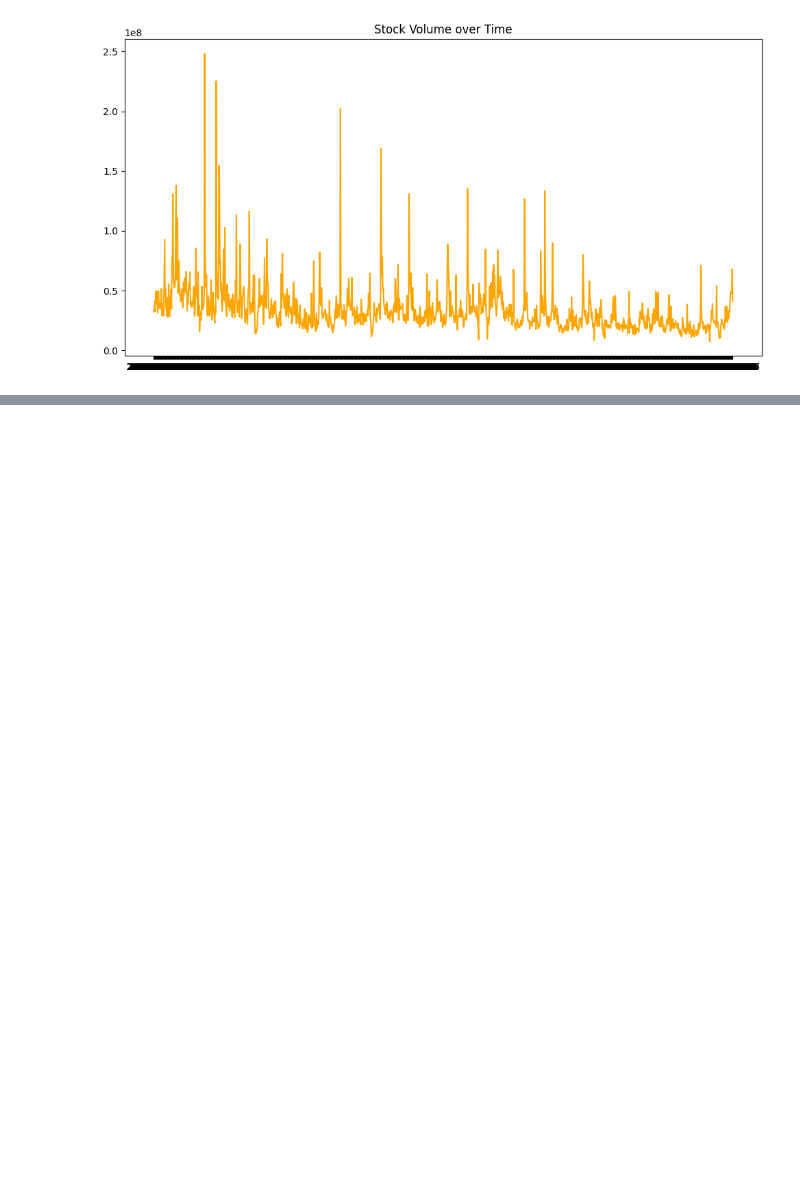
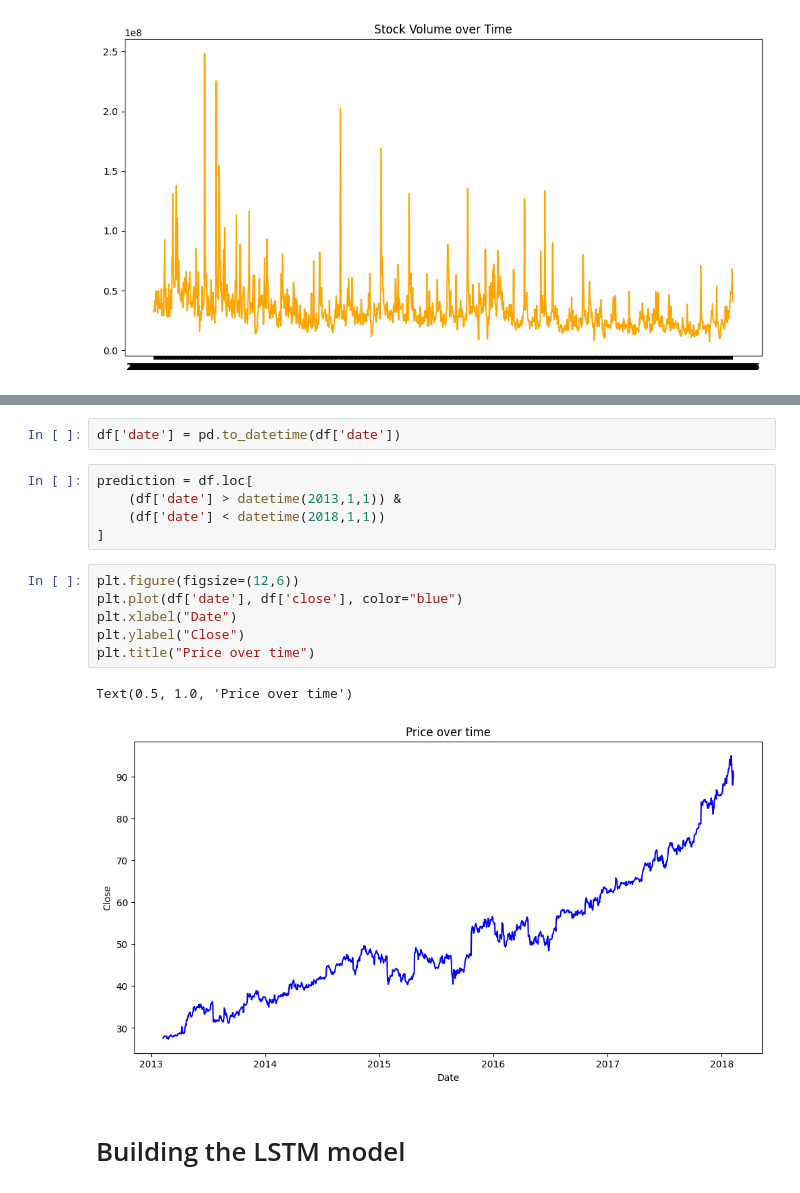
Before and after one commit to patrick-3008/LSTM-Time-Series-Forecasting, a Jupyter notebook: lstm-time-series-forecasting.ipynb, the cells around one changed output, grey strips where cells are left out. Saved outputs shown, nothing was run; the diff lists cells and outputs as text; blank space fills up the shorter version.

```diff
--- a/lstm-time-series-forecasting.ipynb
+++ b/lstm-time-series-forecasting.ipynb
@@ -70,0 +84,18 @@ plt.show()
+# %%
+df['date'] = pd.to_datetime(df['date'])
+# %%
+prediction = df.loc[
+    (df['date'] > datetime(2013,1,1)) &
+    (df['date'] < datetime(2018,1,1))
+]
+# %%
+plt.figure(figsize=(12,6))
+plt.plot(df['date'], df['close'], color="blue")
+plt.xlabel("Date")
+plt.ylabel("Close")
+plt.title("Price over time")
+# %% [output]
+Text(0.5, 1.0, 'Price over time')
+[figure, added]
+# %% [markdown]
+# Building the LSTM model
```
Also changed, not shown: parts of 12 cells of this notebook.
